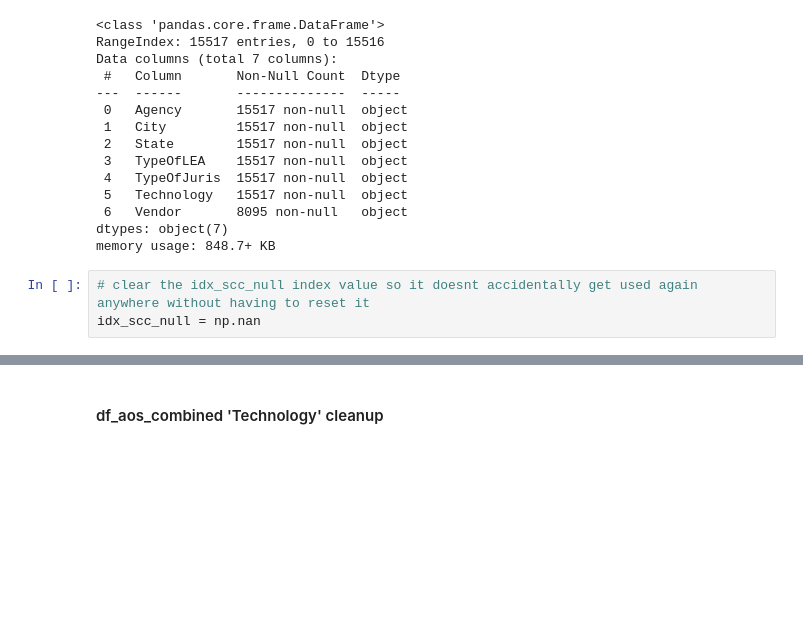
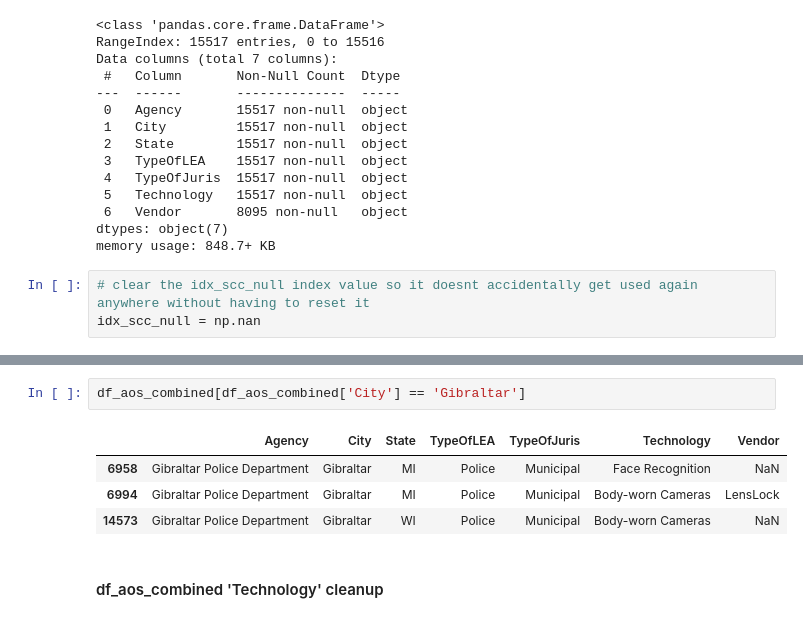
Before and after one commit to robinphurtado/SDSUDataScienceProject, a Jupyter notebook: notebooks/surveilanceproject.ipynb, the cells around one changed output, grey strips where cells are left out. Cells and saved outputs as stored; diff of their text form; blank space fills up the shorter version.

```diff
--- a/notebooks/surveilanceproject.ipynb
+++ b/notebooks/surveilanceproject.ipynb
@@ -810,3 +886,10 @@ Now every row has a value for features we plan to analyze,
+# %%
+df_aos_combined[df_aos_combined['City'] == 'Gibraltar']
+# %% [output]
+|  | Agency | City | State | TypeOfLEA | TypeOfJuris | Technology | Vendor |
+| 6958 | Gibraltar Police Department | Gibraltar | MI | Police | Municipal | Face Recognition | NaN |
+| 6994 | Gibraltar Police Department | Gibraltar | MI | Police | Municipal | Body-worn Cameras | LensLock |
+| 14573 | Gibraltar Police Department | Gibraltar | WI | Police | Municipal | Body-worn Cameras | NaN |
 # %% [markdown]
 #### df_aos_combined 'Technology' cleanup
 # %%
```
Also changed, not shown: parts of 20 cells of this notebook.
